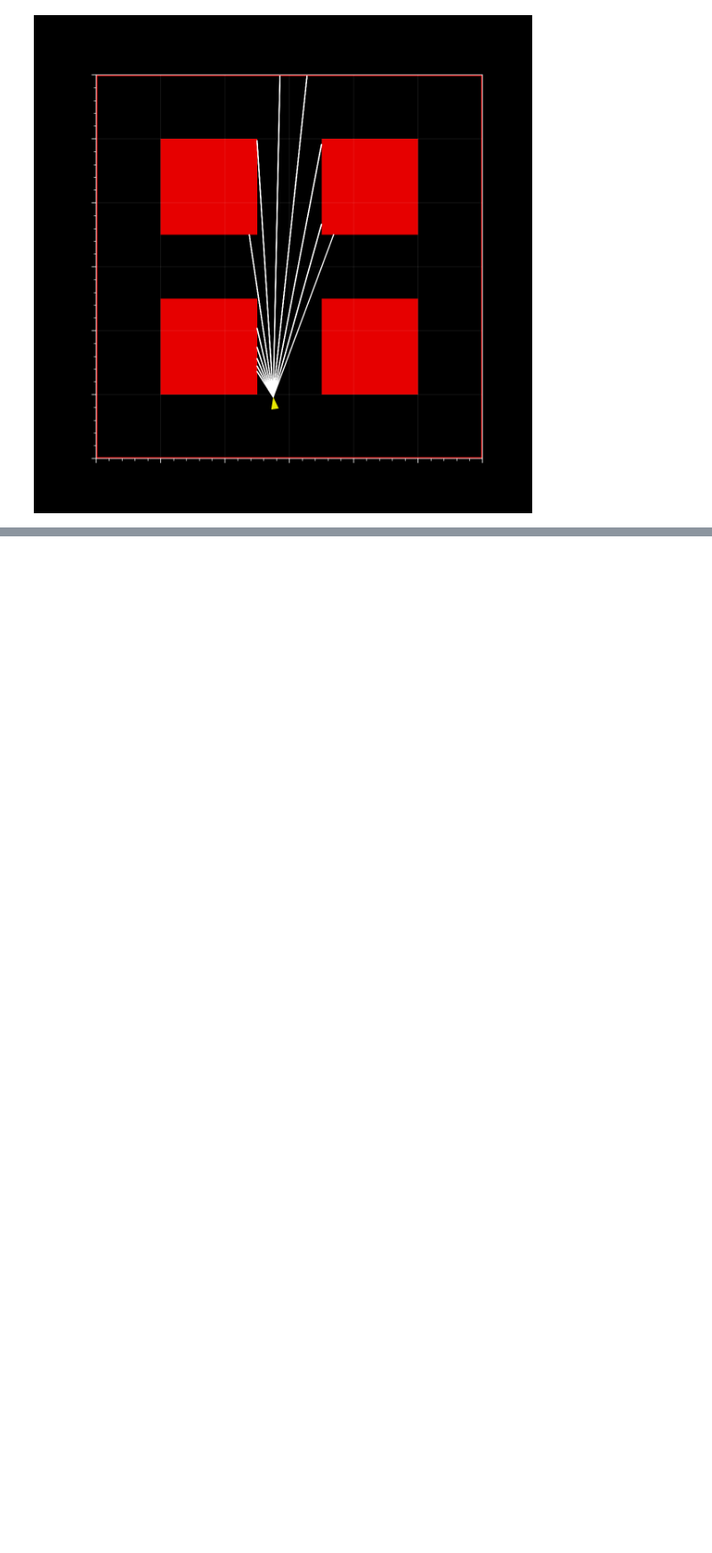
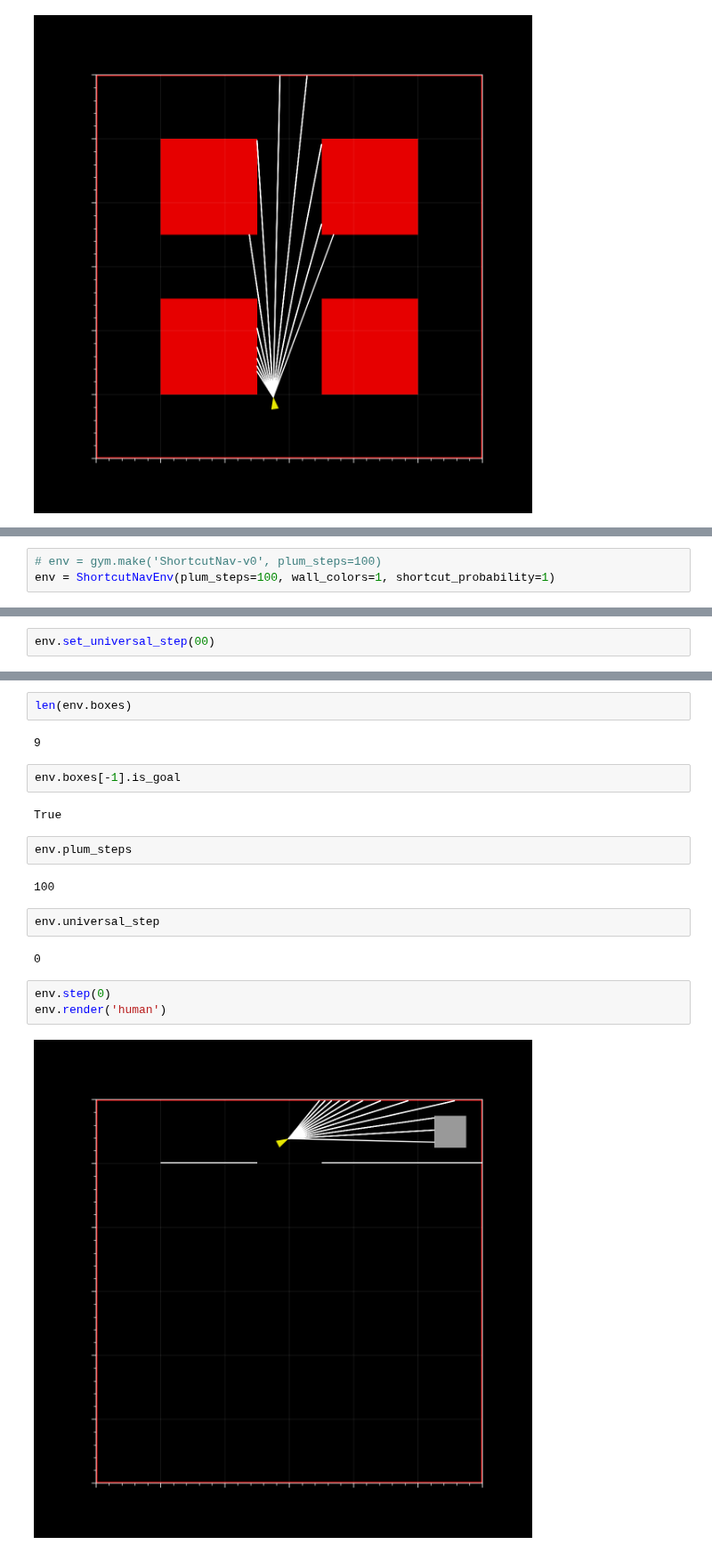
Before and after one commit to liuandrew/ppo_aux, a Jupyter notebook: write_and_test/Untitled2.ipynb, the cells around one changed output, grey strips where cells are left out. Shown at 89% size. Saved outputs shown, nothing was run; the diff lists cells and outputs as text; blank space fills up the shorter version.

```diff
--- a/write_and_test/Untitled2.ipynb
+++ b/write_and_test/Untitled2.ipynb
@@ -2662,0 +3973,3 @@ env.render('human')
+# %%
+# env = gym.make('ShortcutNav-v0', plum_steps=100)
+env = ShortcutNavEnv(plum_steps=100, wall_colors=1, shortcut_probability=1)
@@ -2662,0 +3978,2 @@ env.render('human')
+# %%
+env.set_universal_step(00)
@@ -2662,0 +4001,21 @@ env.render('human')
+# %%
+len(env.boxes)
+# %% [output]
+9
+# %%
+env.boxes[-1].is_goal
+# %% [output]
+True
+# %%
+env.plum_steps
+# %% [output]
+100
+# %%
+env.universal_step
+# %% [output]
+0
+# %%
+env.step(0)
+env.render('human')
+# %% [output]
+[figure, added]
```
Also changed, not shown: parts of 9 cells of this notebook, 3 other files.
